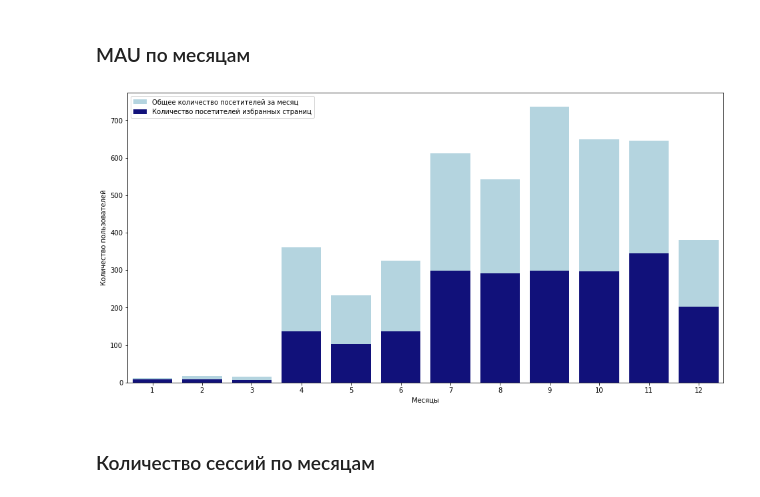
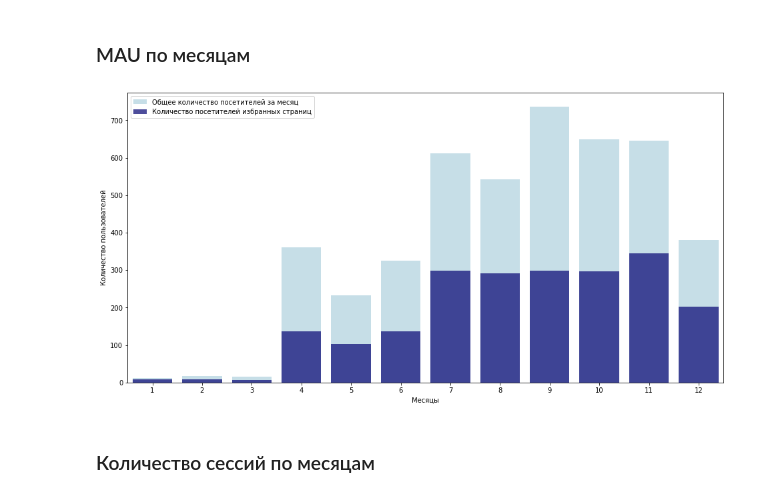
Before and after one commit to Morjella/other, a Jupyter notebook: Digital Office.ipynb, the cells around one changed output. Saved outputs shown, nothing was run; the diff lists cells and outputs as text; code cells hidden in the pictures.

```diff
--- a/Digital Office.ipynb
+++ b/Digital Office.ipynb
@@ -89,0 +116,5 @@ plt.show()
+# %%
+data_2022 = data_2022.merge(data_2022.groupby('uid').agg({'event_date': 'first'}).reset_index(),
+                            on='uid', how='left').rename(columns={'event_date_x': 'event_date', 'event_date_y': 'first_visit'})
+# %%
+data_2022['lifetime'] = (data_2022['event_date'] - data_2022['first_visit']).dt.days
@@ -99,3 +305,6 @@ uid    18.0
 dtype: float64
 uid    377.0
 dtype: float64
+# %%
+data_mean_dau = data_2022.groupby(['event_date', 'month']).agg({'uid': 'nunique'})
+data_mean_dau = data_mean_dau.groupby('month').agg({'uid': 'mean'})
@@ -101,0 +344,11 @@ dtype: float64
+# %%
+plt.figure(figsize=(16, 8))
+
+month_list = ['Январь','Февраль', 'Март', 'Апрель', 'Май', 'Июнь', 'Июль', 'Август', 'Сентябрь', 'Октябрь', 'Ноябрь', 'Декабрь']
+ax = sns.barplot(x= month_list,  y="uid", data=data_mean_dau, color='darkblue', label = 'Среднемесячный MAU', alpha = 0.75)
+
+plt.xlabel('Месяцы')
+plt.ylabel('Количество пользователей')
+
+plt.legend()
+plt.show()
@@ -107,17 +362,20 @@ data_fav_mau = data_2022.query('fav == True').groupby('month').agg({'uid': 'nuni
 # %%
 plt.figure(figsize=(16, 8))
 
-bar1 = sns.barplot(x= 'month',  y="uid", data=data_mau, color='lightblue', label = 'Общее количество посетителей за месяц')
-bar2 = sns.barplot(x= 'month',  y="uid", data=data_fav_mau, color='darkblue', label = 'Количество посетителей избранных страниц')
+ax1 = sns.barplot(x= 'month',  y="uid", data=data_mau, color='lightblue',
+                  label = 'Общее количество посетителей за месяц', alpha = 0.75)
+ax2 = sns.barplot(x= 'month',  y="uid", data=data_fav_mau, color='darkblue',
+                  label = 'Количество посетителей избранных страниц', alpha = 0.75)
 plt.xlabel('Месяцы')
 plt.ylabel('Количество пользователей')
 
-#bar1.bar_label(bar1.containers[0], label_type='edge', padding=5)
+ax.xaxis.set_major_locator(ticker.FixedLocator(['Январь','Февраль', 'Март', 'Апрель', 'Май', 'Июнь', 'Июль', 'Август', 'Сентябрь', 'Октябрь', 'Ноябрь', 'Декабрь']))
+ax.set_xticklabels(['Январь','Февраль', 'Март', 'Апрель', 'Май', 'Июнь', 'Июль', 'Август', 'Сентябрь', 'Октябрь', 'Ноябрь', 'Декабрь'])
 
 plt.legend()
 plt.show()
 # %% [output]
-[figure, old version]
+[figure, new version]
 # %% [markdown]
 ### Количество сессий по месяцам
 # %%
```
Also changed, not shown: parts of 29 cells of this notebook.
